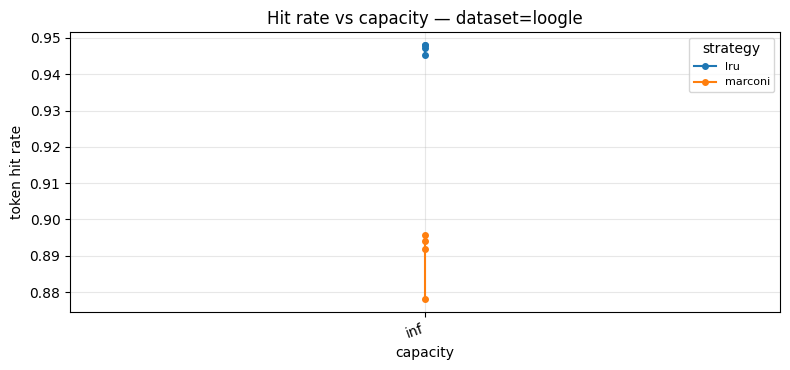
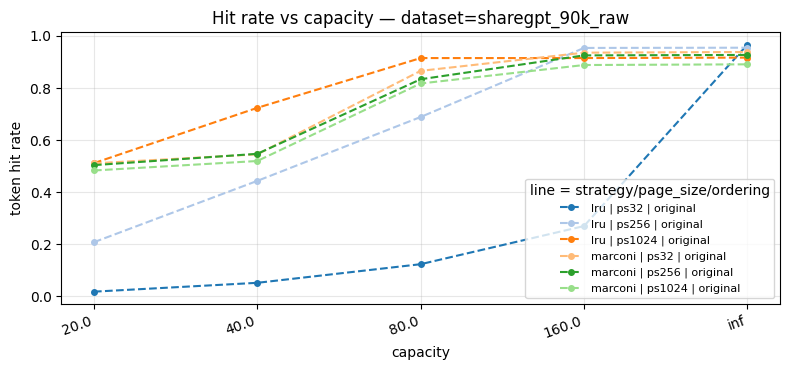
The notebook cell's code change between the first figure and the second:
--- before
+++ after
@@ -9,31 +9,78 @@
 
 
-df_cap = load_results_csv()
-if df_cap is not None and len(df_cap):
-    # df_cap = df_cap.query("page_size == 32 and ordering == 'original'")
-    df_cap = df_cap.copy()
-    df_cap["_cap_r"] = df_cap["capacity_spec"].map(_capacity_rank)
-    ds_list = sorted(df_cap["dataset"].dropna().unique())
+def plot_hit_rate_vs_capacity(
+    df: pd.DataFrame,
+    page_sizes: list | None = None,
+    strategies: list | None = None,
+    orderings: list | None = None,
+):
+    """
+    Plot token hit rate vs capacity.
+
+    - page_sizes / strategies / orderings:
+      Empty list or None means no filtering for that field.
+    - A different line is drawn whenever any of
+      (strategy, page_size, ordering) differs.
+    """
+    if df is None or not len(df):
+        print("No data to plot.")
+        return
+
+    data = df.copy()
+    data["page_size"] = pd.to_numeric(data["page_size"], errors="coerce")
+    data["_cap_r"] = data["capacity_spec"].map(_capacity_rank)
+
+    if page_sizes:
+        data = data[data["page_size"].isin(page_sizes)]
+    if strategies:
+        data = data[data["strategy"].isin(strategies)]
+    if orderings:
+        data = data[data["ordering"].isin(orderings)]
+
+    ds_list = sorted(data["dataset"].dropna().unique())
+    if not ds_list:
+        print("No rows left after filtering.")
+        return
+
     fig, axes = plt.subplots(
         len(ds_list), 1, figsize=(8, max(3.5, 3.8 * len(ds_list))), squeeze=False
     )
-    cmap = plt.get_cmap("tab10")
+    cmap = plt.get_cmap("tab20")
+
     for ax, ds in zip(axes.ravel(), ds_list):
-        sub = df_cap[df_cap["dataset"] == ds]
+        sub = data[data["dataset"] == ds]
         caps_df = sub.drop_duplicates("capacity_spec").sort_values("_cap_r")
         xlabels = [str(x) for x in caps_df["capacity_spec"]]
         xpos = {lab: i for i, lab in enumerate(xlabels)}
-        for j, strat in enumerate(sorted(sub["strategy"].dropna().unique())):
-            g = sub[sub["strategy"] == strat].sort_values("_cap_r")
+
+        groups = (
+            sub.dropna(subset=["strategy", "page_size", "ordering"])
+            .groupby(["strategy", "page_size", "ordering"], dropna=False)
+        )
+
+        for idx, ((strat, ps, ordering), g) in enumerate(groups):
+            g = g.sort_values("_cap_r")
             xs = [xpos[str(cs)] for cs in g["capacity_spec"]]
-            c = cmap(j % 10)
-            ax.plot(xs, g["token_level_hit_rate"], "o-", color=c, label=strat, ms=4)
+            c = cmap(idx % 20)
+            label = f"{strat} | ps{int(ps)} | {ordering}"
+            ax.plot(xs, g["token_level_hit_rate"], "o--", color=c, label=label, ms=4)
+
         ax.set_xticks(range(len(xlabels)))
         ax.set_xticklabels(xlabels, rotation=20, ha="right")
         ax.set_xlabel("capacity")
         ax.set_ylabel("token hit rate")
-        ax.legend(title="strategy", fontsize=8)
+        ax.legend(title="line = strategy/page_size/ordering", fontsize=8)
         ax.set_title(f"Hit rate vs capacity — dataset={ds}")
         ax.grid(True, alpha=0.3)
+
     plt.tight_layout()
     plt.show()
+
+
+df_cap = load_results_csv()
+plot_hit_rate_vs_capacity(
+    df_cap,
+    page_sizes=[32, 256, 1024],
+    strategies=[],
+    orderings=[],
+)

Commit: backup